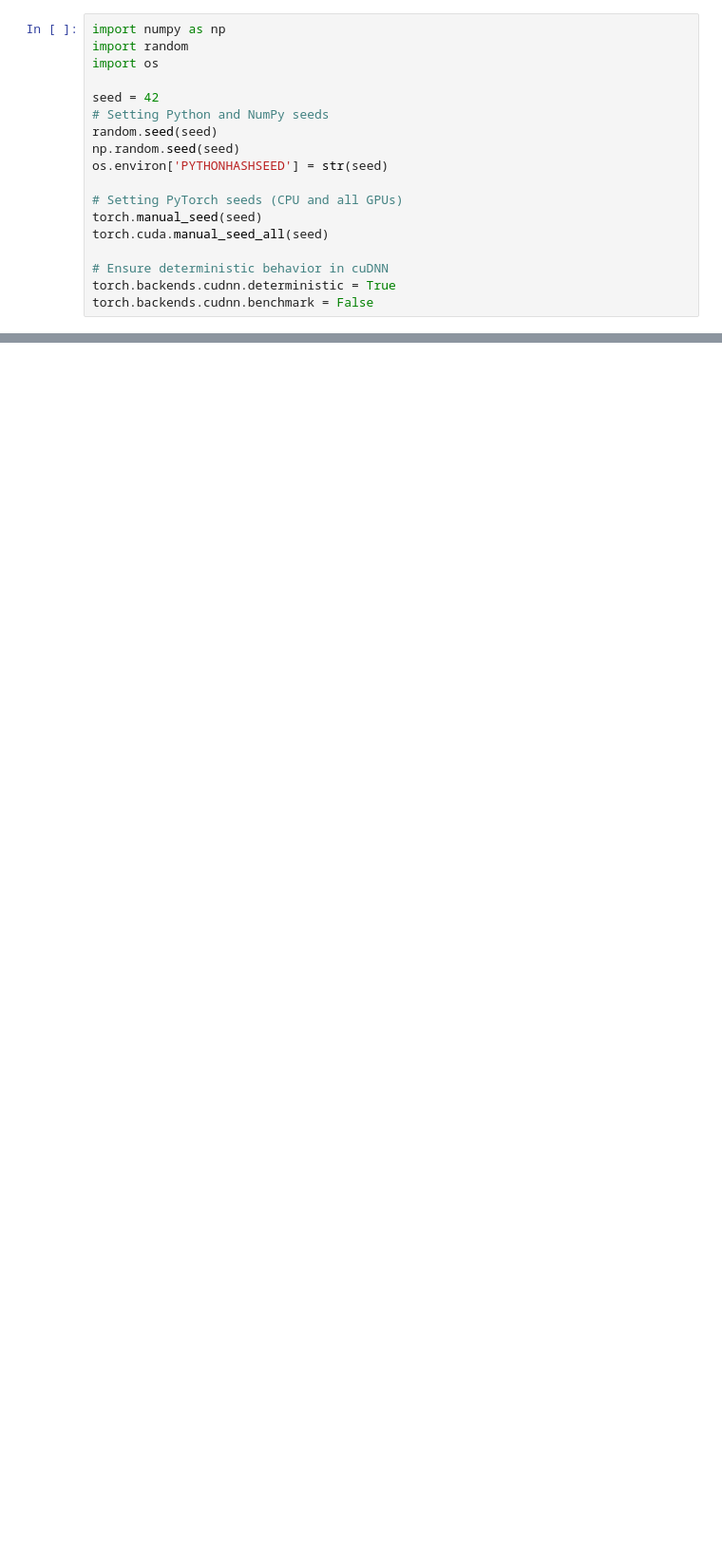
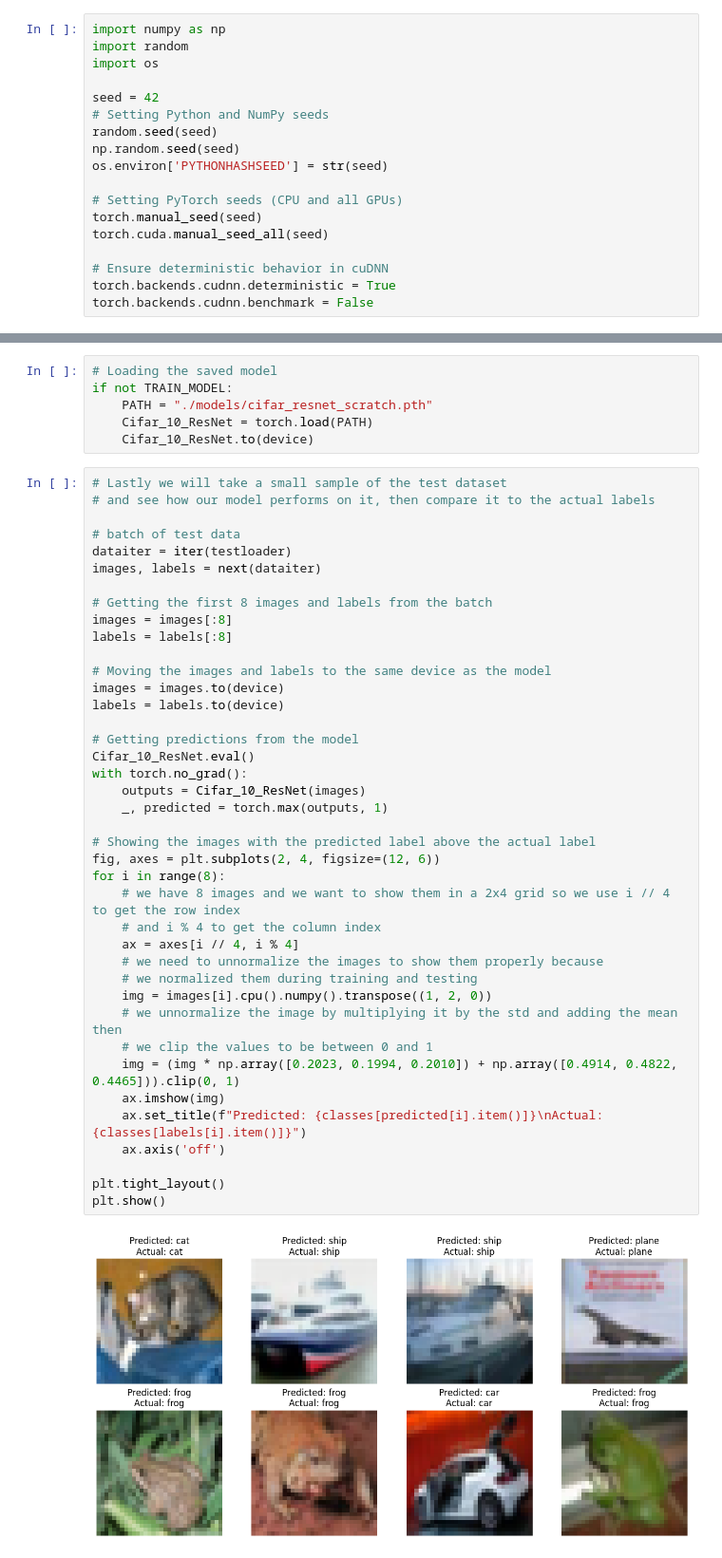
Before and after one commit to AhmedElshazlyAE/CNN-Image-Classifier, a Jupyter notebook: ResNetFromScratch+Data-Augmentation.ipynb, the cells around one changed output, grey strips where cells are left out. Shown at 95% size. Cells and saved outputs as stored; diff of their text form; blank space fills up the shorter version.

```diff
--- a/ResNetFromScratch+Data-Augmentation.ipynb
+++ b/ResNetFromScratch+Data-Augmentation.ipynb
@@ -396,0 +428,48 @@ if SAVE_MODEL:
+# %%
+# Loading the saved model
+if not TRAIN_MODEL:
+    PATH = "./models/cifar_resnet_scratch.pth"
+    Cifar_10_ResNet = torch.load(PATH)
+    Cifar_10_ResNet.to(device)
+# %%
+# Lastly we will take a small sample of the test dataset
+# and see how our model performs on it, then compare it to the actual labels
+
+# batch of test data
+dataiter = iter(testloader)
+images, labels = next(dataiter)
+
+# Getting the first 8 images and labels from the batch
+images = images[:8]
+labels = labels[:8]
+
+# Moving the images and labels to the same device as the model
+images = images.to(device)
+labels = labels.to(device)
+
+# Getting predictions from the model
+Cifar_10_ResNet.eval()
+with torch.no_grad():
+    outputs = Cifar_10_ResNet(images)
+    _, predicted = torch.max(outputs, 1)
+
+# Showing the images with the predicted label above the actual label
+fig, axes = plt.subplots(2, 4, figsize=(12, 6))
+for i in range(8):
+    # we have 8 images and we want to show them in a 2x4 grid so we use i // 4 to get the row index
+    # and i % 4 to get the column index
+    ax = axes[i // 4, i % 4]
+    # we need to unnormalize the images to show them properly because
+    # we normalized them during training and testing
+    img = images[i].cpu().numpy().transpose((1, 2, 0))
+    # we unnormalize the image by multiplying it by the std and adding the mean then
+    # we clip the values to be between 0 and 1
+    img = (img * np.array([0.2023, 0.1994, 0.2010]) + np.array([0.4914, 0.4822, 0.4465])).clip(0, 1)
+    ax.imshow(img)
+    ax.set_title(f"Predicted: {classes[predicted[i].item()]}\nActual: {classes[labels[i].item()]}")
+    ax.axis('off')
+
+plt.tight_layout()
+plt.show()
+# %% [output]
+[figure, added]
```
Also changed, not shown: parts of 23 cells of this notebook.
